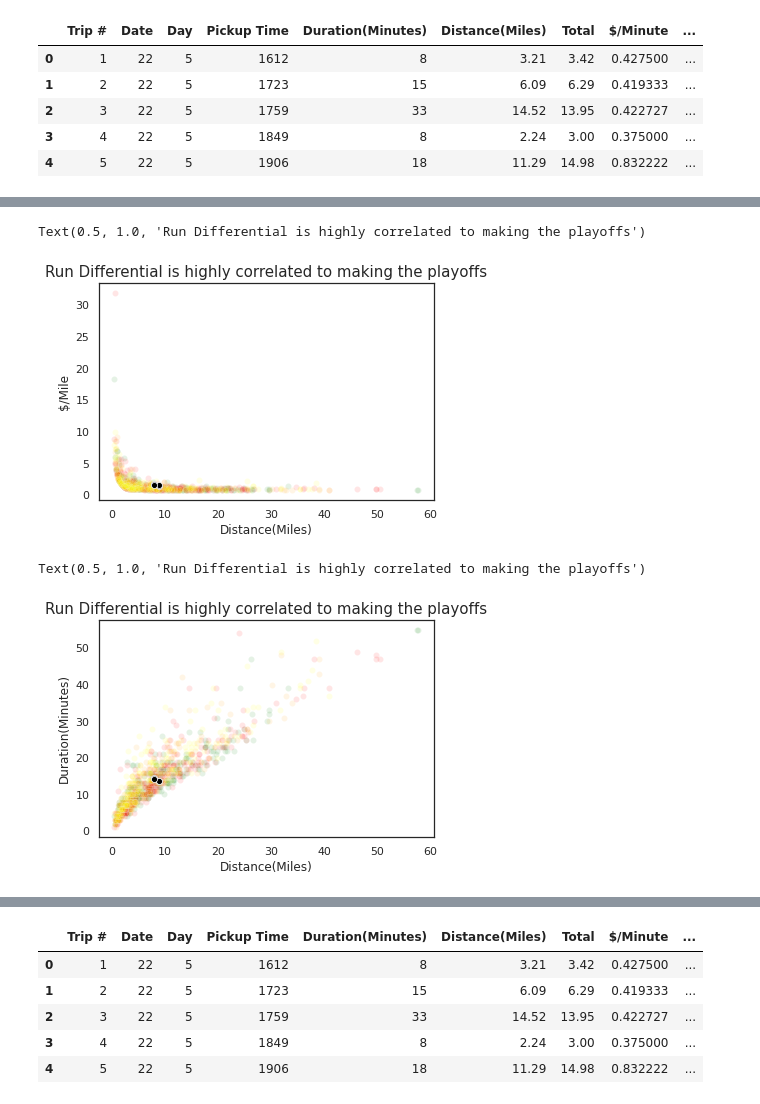
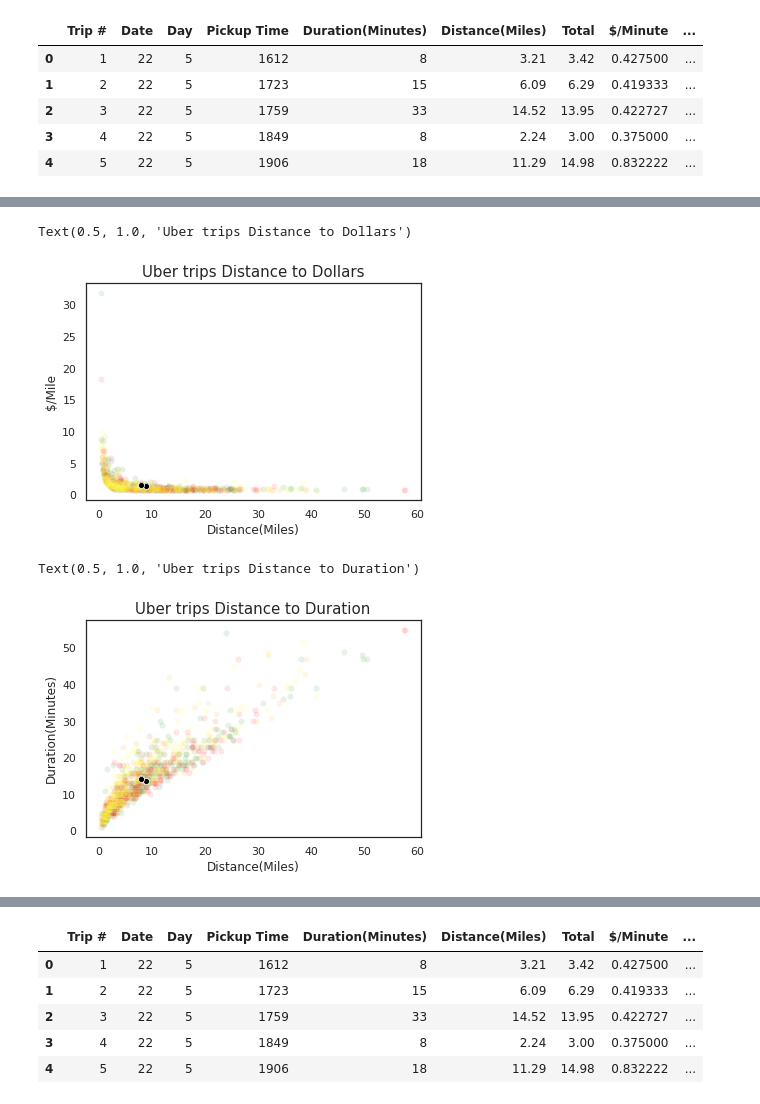
Before and after one commit to patrickjwolf/CS-Data-Science-Build-Week-1, a Jupyter notebook: CS_Buildweek_1.ipynb, the cells around one changed output, grey strips where cells are left out. Drawn from its saved outputs; the diff is of its cells as text; code cells hidden in the pictures.

```diff
--- a/CS_Buildweek_1.ipynb
+++ b/CS_Buildweek_1.ipynb
@@ -210,17 +210,17 @@ Text(0.5, 1.0, 'Run Differential is highly correlated to making the playoffs')
 # %%
 sns.set_style("white")
 ax = sns.scatterplot(x='Distance(Miles)', y='$/Mile', alpha=.1, data=green, color= 'green')
 ax = sns.scatterplot(x='Distance(Miles)', y='$/Mile', alpha=.1, data=orange, color= 'orange')
 ax = sns.scatterplot(x='Distance(Miles)', y='$/Mile', alpha=.1, data=red, color= 'red')
 ax = sns.scatterplot(x='Distance(Miles)', y='$/Mile', alpha=.1, data=yellow, color= 'yellow')
 ax = sns.scatterplot(x='Distance(Miles)', y='$/Mile', data=centroids, color='black')
 
 plt.xlabel('Distance(Miles)')
 plt.ylabel('$/Mile')
-plt.title("Run Differential is highly correlated to making the playoffs", fontsize=15)
+plt.title("Uber trips Distance to Dollars", fontsize=15)
 # %% [output]
-Text(0.5, 1.0, 'Run Differential is highly correlated to making the playoffs')
+Text(0.5, 1.0, 'Uber trips Distance to Dollars')
-[figure, old version]
+[figure, new version]
 # %%
 sns.set_style("white")
 ax = sns.scatterplot(x='Distance(Miles)', y='Duration(Minutes)', alpha=.1, data=green, color= 'green')
@@ -231,10 +231,10 @@ ax = sns.scatterplot(x='Distance(Miles)', y='Duration(Minutes)', data=centroids,
 
 plt.xlabel('Distance(Miles)')
 plt.ylabel('Duration(Minutes)')
-plt.title("Run Differential is highly correlated to making the playoffs", fontsize=15)
+plt.title("Uber trips Distance to Duration", fontsize=15)
 # %% [output]
-Text(0.5, 1.0, 'Run Differential is highly correlated to making the playoffs')
+Text(0.5, 1.0, 'Uber trips Distance to Duration')
-[figure, old version]
+[figure, new version]
 # %%
 # Create scatterplot with coloring based on assigned labels
 # Trip #	Date	Day	Pickup Time	Duration(Minutes)	Distance(Miles)	Total	$/Minute	$/Mile	clusters
```
Also changed, not shown: parts of 8 cells of this notebook.
